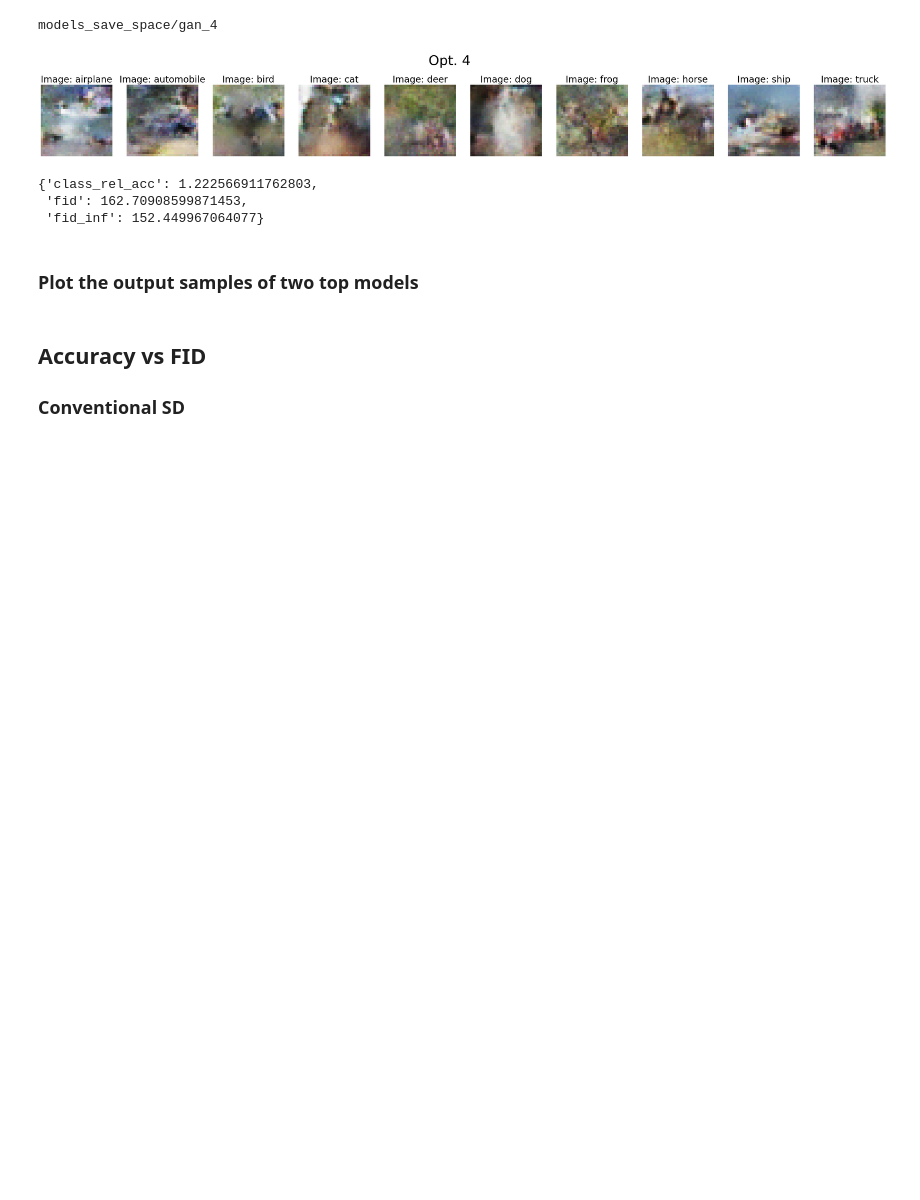
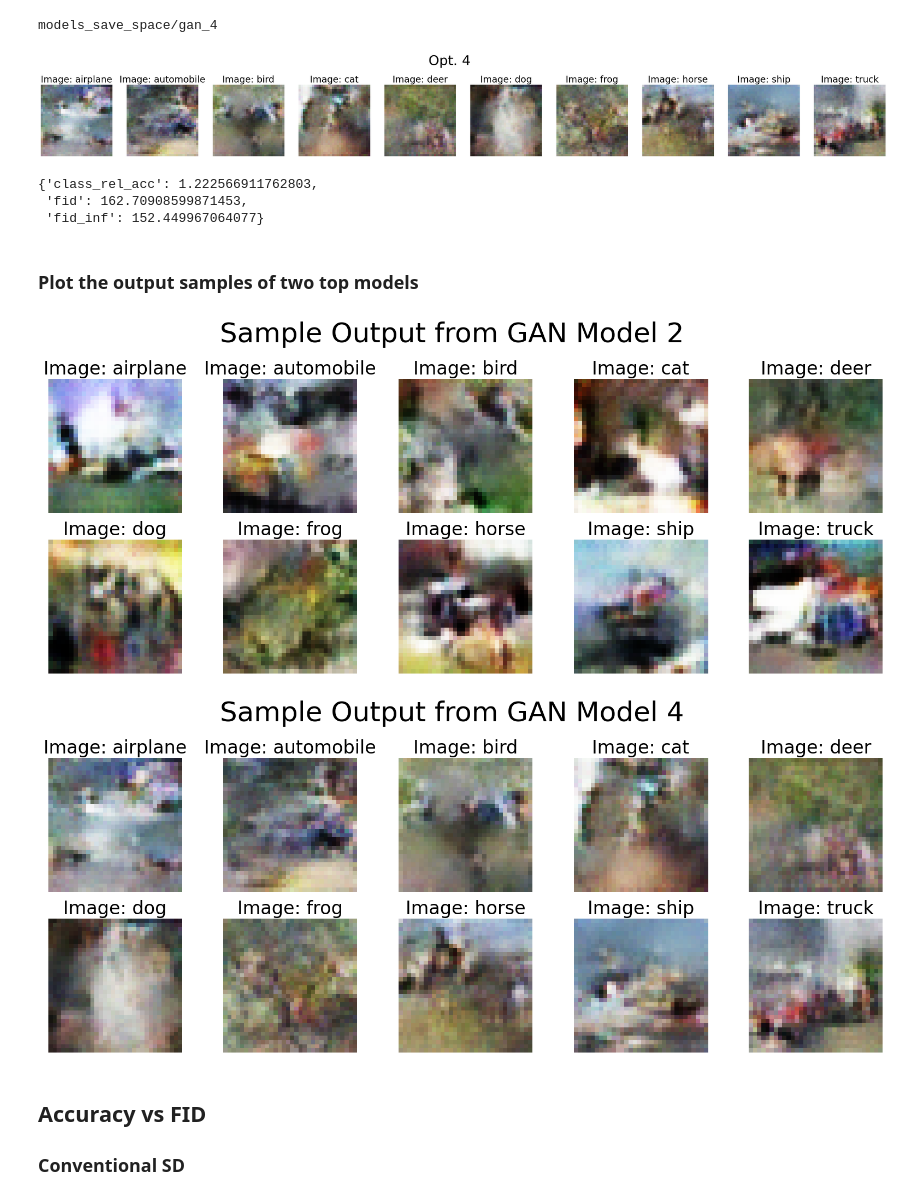
Before and after one commit to ar929/syn-data-comp, a Jupyter notebook: reproduce_results.ipynb, the cells around one changed output. Drawn from its saved outputs; the diff is of its cells as text; code cells hidden in the pictures; blank space fills up the shorter version.

```diff
--- a/reproduce_results.ipynb
+++ b/reproduce_results.ipynb
@@ -678,10 +696,13 @@ models_save_space/gan_4
 ### Plot the output samples of two top models
 # %%
 utils.plot_gan_output(gen_models[2], n_syn = 1, label_dict=label_dict, nn_input_size=other_params['input_size'], nn_n_layers_gen=other_params['n_layers_gen'],
-    model_type="v2", n_classes=n_classes, seed = 42, man_title = "Sample Output from GAN Model 2", wrap_single = True)
+    model_type="v2", n_classes=n_classes, seed = 42, man_title = "Sample Output from GAN Model 2", wrap_single = True, model_save_type = model_save_type)
 
 utils.plot_gan_output(gen_models[4], n_syn = 1, label_dict=label_dict, nn_input_size=other_params['input_size'], nn_n_layers_gen=other_params['n_layers_gen'],
-    model_type="v2", n_classes=n_classes, seed = 42, man_title = "Sample Output from GAN Model 4", wrap_single = True)
+    model_type="v2", n_classes=n_classes, seed = 42, man_title = "Sample Output from GAN Model 4", wrap_single = True, model_save_type = model_save_type)
+# %% [output]
+[figure, added]
+[figure, added]
 # %% [markdown]
 ## Accuracy vs FID
 ### Conventional SD
```
Also changed, not shown: parts of 12 cells of this notebook, 2 other files.
